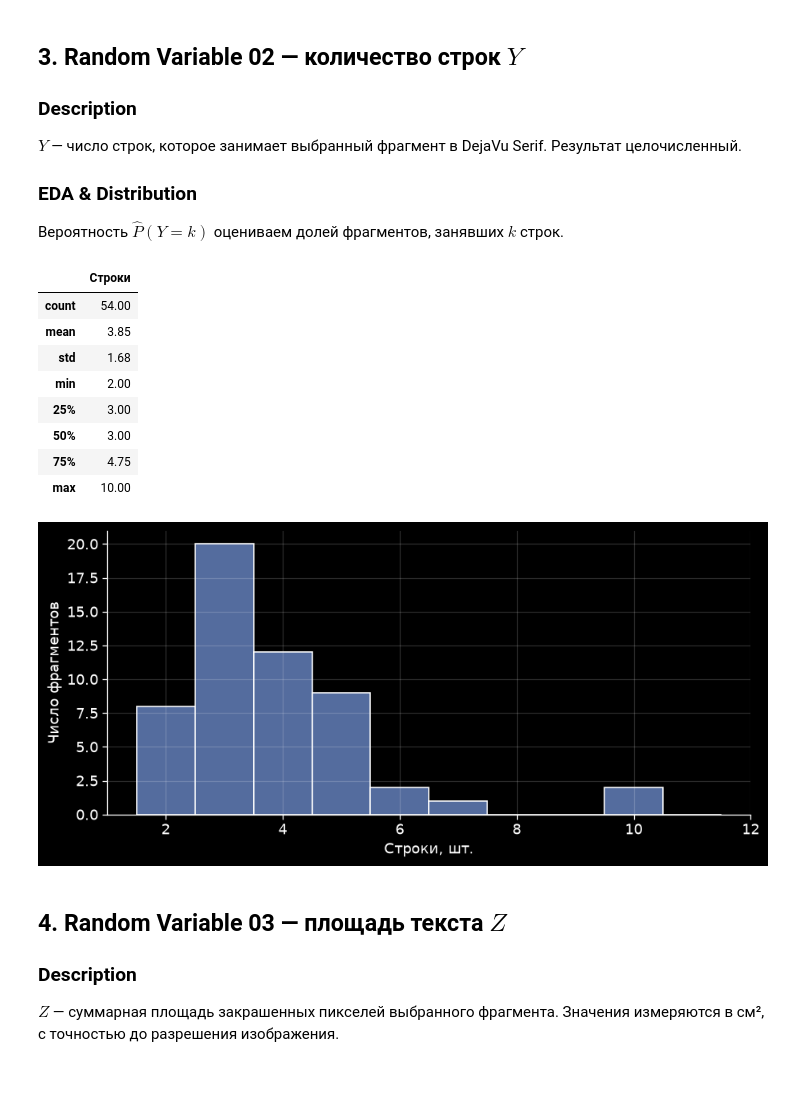
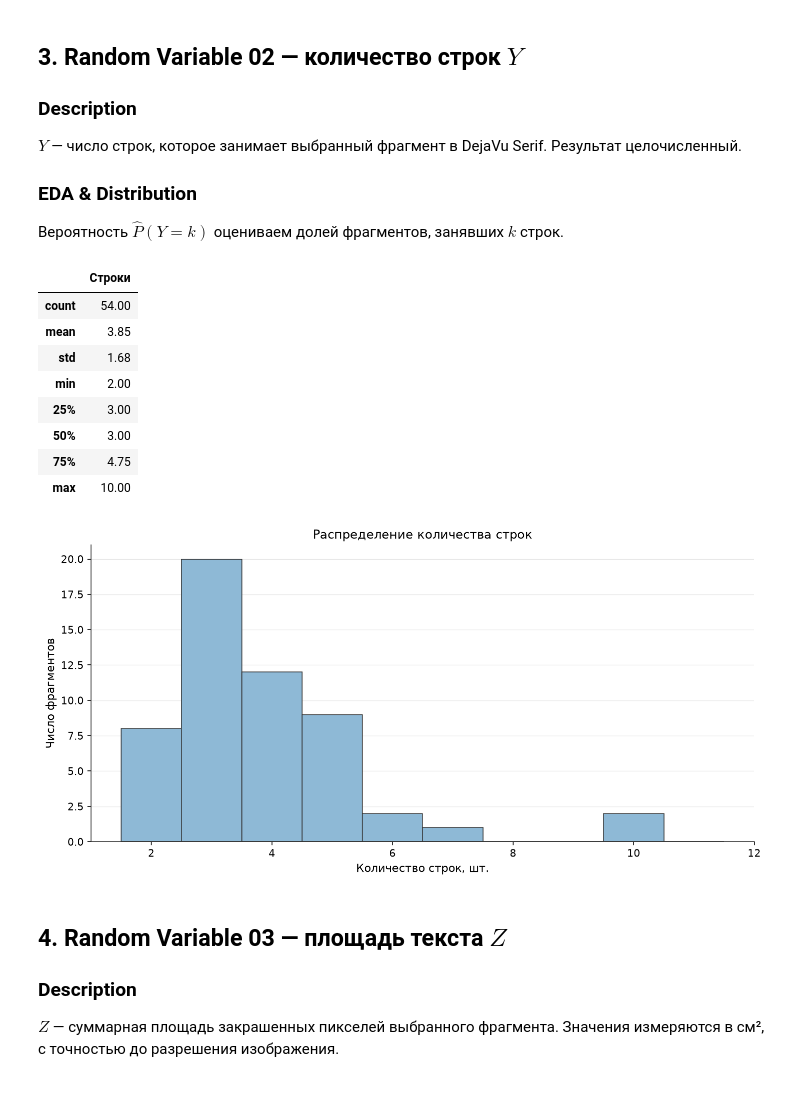
Before and after one commit to katrindemkina/Lab1, a Jupyter notebook: Lab01_Sprint1.ipynb, the cells around one changed output. Saved outputs shown, nothing was run; the diff lists cells and outputs as text; code cells hidden in the pictures.

Commit message:
Update chart design

```diff
--- a/Lab01_Sprint1.ipynb
+++ b/Lab01_Sprint1.ipynb
@@ -22,10 +22,28 @@ from scipy import stats
 from IPython.display import display, Image
 
 plt.rcParams.update({
-    "figure.figsize": (9, 4), "font.size": 11,
-    "axes.grid": True, "grid.alpha": 0.18,
-    "axes.spines.top": False, "axes.spines.right": False,
-    "figure.dpi": 115
+    "figure.figsize": (10, 5),
+    "figure.dpi": 125,
+    "figure.facecolor": "white",
+    "axes.facecolor": "white",
+    "axes.edgecolor": "#333333",
+    "axes.linewidth": 0.8,
+    "axes.grid": False,
+    "axes.spines.top": False,
+    "axes.spines.right": False,
+    "font.family": "DejaVu Sans",
+    "font.size": 11,
+    "axes.labelsize": 11,
+    "axes.titlesize": 12,
+    "axes.titleweight": "normal",
+    "xtick.labelsize": 10,
+    "ytick.labelsize": 10,
+    "grid.color": "#CCCCCC",
+    "grid.alpha": 0.45,
+    "grid.linewidth": 0.65,
+    "legend.frameon": False,
+    "savefig.facecolor": "white",
+    "savefig.bbox": "tight",
 })
 
 cols = {"chars": "Символы, шт.", "lines": "Строки, шт.", "ink_cm2": "Площадь текста, см²"}
@@ -104,20 +127,27 @@ $Y$ — число строк, которое занимает выбранны
 Вероятность $\hat P(Y=k)$ оцениваем долей фрагментов, занявших $k$ строк.
 # %%
 display(base["lines"].describe().round(2).to_frame("Строки"))
-ax = base.lines.hist(bins=np.arange(1.5, base.lines.max()+1.6), color="#546C9E", edgecolor="white")
-ax.set(xlabel="Строки, шт.", ylabel="Число фрагментов")
+fig, ax = plt.subplots(figsize=(10, 5))
+ax.hist(base.lines, bins=np.arange(1.5, base.lines.max()+1.6),
+        color="#8EB9D6", edgecolor="#333333", linewidth=0.75)
+ax.set(xlabel="Количество строк, шт.", ylabel="Число фрагментов",
+       title="Распределение количества строк")
+ax.grid(axis="y")
+ax.set_axisbelow(True)
+ax.xaxis.set_major_locator(plt.MaxNLocator(integer=True))
+fig.tight_layout()
 plt.show()
 # %% [output]
 |  | Строки |
 | count | 54.00 |
 | mean | 3.85 |
 | std | 1.68 |
 | min | 2.00 |
 | 25% | 3.00 |
 | 50% | 3.00 |
 | 75% | 4.75 |
 | max | 10.00 |
-[figure, old version]
+[figure, new version]
 # %% [markdown]
 <a id="rv3"></a>
 ## 4. Random Variable 03 — площадь текста $Z$
```
Also changed, not shown: parts of 7 cells of this notebook, 15 other files.
